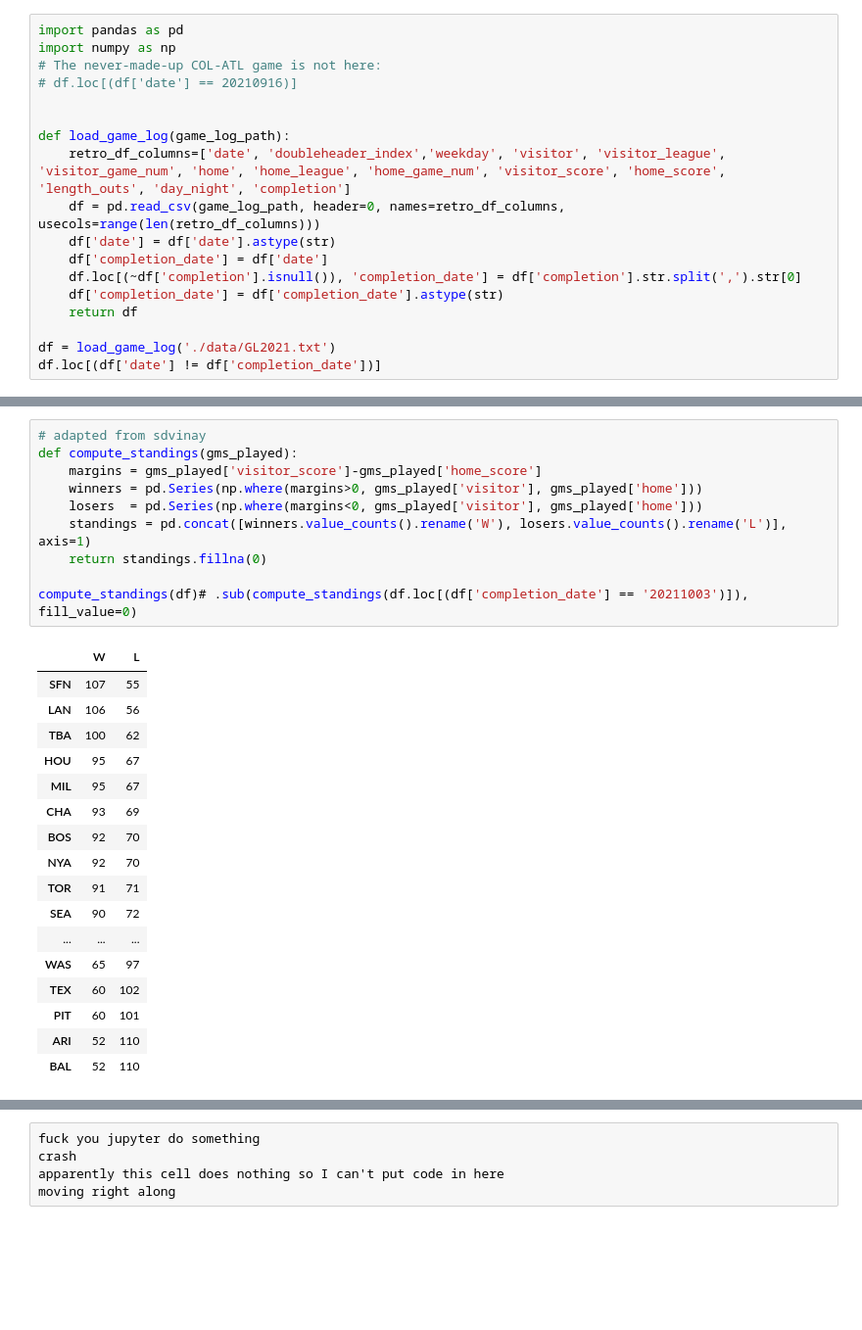
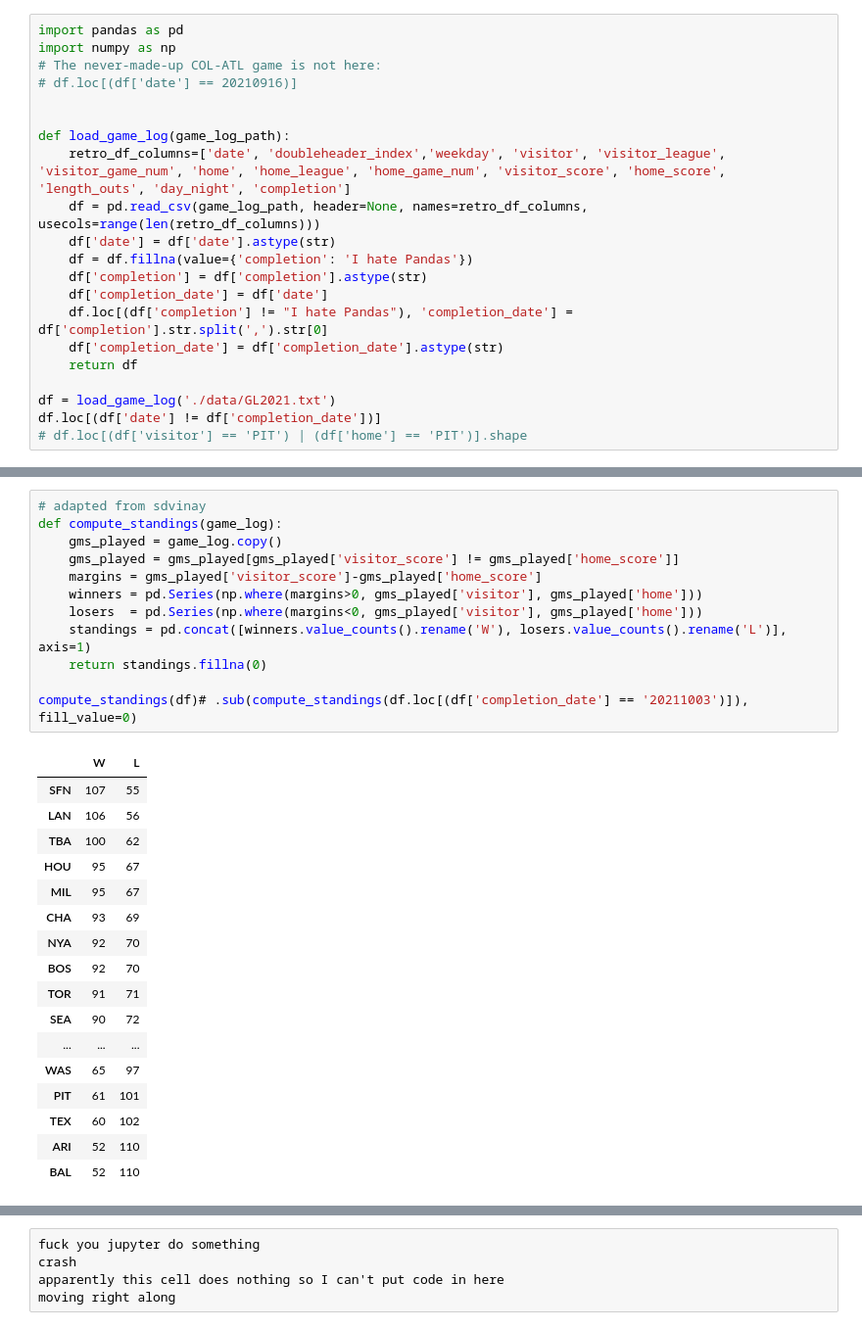
Before and after one commit to markongithub/mlb_standings, a Jupyter notebook: mlb_standings.ipynb, the cells around one changed output, grey strips where cells are left out. Shown: that part at 98% size. Cells and saved outputs as stored; diff of their text form; blank space fills up the shorter version.

```diff
--- a/mlb_standings.ipynb
+++ b/mlb_standings.ipynb
@@ -7,14 +7,17 @@ import numpy as np
 
 def load_game_log(game_log_path):
     retro_df_columns=['date', 'doubleheader_index','weekday', 'visitor', 'visitor_league', 'visitor_game_num', 'home', 'home_league', 'home_game_num', 'visitor_score', 'home_score', 'length_outs', 'day_night', 'completion']
-    df = pd.read_csv(game_log_path, header=0, names=retro_df_columns, usecols=range(len(retro_df_columns)))
+    df = pd.read_csv(game_log_path, header=None, names=retro_df_columns, usecols=range(len(retro_df_columns)))
     df['date'] = df['date'].astype(str)
+    df = df.fillna(value={'completion': 'I hate Pandas'})
+    df['completion'] = df['completion'].astype(str)
     df['completion_date'] = df['date']
-    df.loc[(~df['completion'].isnull()), 'completion_date'] = df['completion'].str.split(',').str[0]
+    df.loc[(df['completion'] != "I hate Pandas"), 'completion_date'] = df['completion'].str.split(',').str[0]
     df['completion_date'] = df['completion_date'].astype(str)
     return df
 
 df = load_game_log('./data/GL2021.txt')
 df.loc[(df['date'] != df['completion_date'])]
+# df.loc[(df['visitor'] == 'PIT') | (df['home'] == 'PIT')].shape
 # %% [output]
 |  | date | doubleheader_index | weekday | visitor | visitor_league | visitor_game_num | home | home_league | ... |
@@ -27,28 +30,30 @@ df.loc[(df['date'] != df['completion_date'])]
 # %%
 # adapted from sdvinay
-def compute_standings(gms_played):
+def compute_standings(game_log):
+    gms_played = game_log.copy()
+    gms_played = gms_played[gms_played['visitor_score'] != gms_played['home_score']]
     margins = gms_played['visitor_score']-gms_played['home_score']
     winners = pd.Series(np.where(margins>0, gms_played['visitor'], gms_played['home']))
     losers  = pd.Series(np.where(margins<0, gms_played['visitor'], gms_played['home']))
     standings = pd.concat([winners.value_counts().rename('W'), losers.value_counts().rename('L')], axis=1)
     return standings.fillna(0)
 
 compute_standings(df)# .sub(compute_standings(df.loc[(df['completion_date'] == '20211003')]), fill_value=0)
 # %% [output]
 |  | W | L |
 | SFN | 107 | 55 |
 | LAN | 106 | 56 |
 | TBA | 100 | 62 |
 | HOU | 95 | 67 |
 | MIL | 95 | 67 |
 | CHA | 93 | 69 |
+| NYA | 92 | 70 |
 | BOS | 92 | 70 |
-| NYA | 92 | 70 |
 | TOR | 91 | 71 |
 | SEA | 90 | 72 |
 | ... | ... | ... |
 | WAS | 65 | 97 |
+| PIT | 61 | 101 |
 | TEX | 60 | 102 |
-| PIT | 60 | 101 |
 | ARI | 52 | 110 |
 | BAL | 52 | 110 |
```
Also changed, not shown: parts of 27 cells of this notebook, 1 other file.
